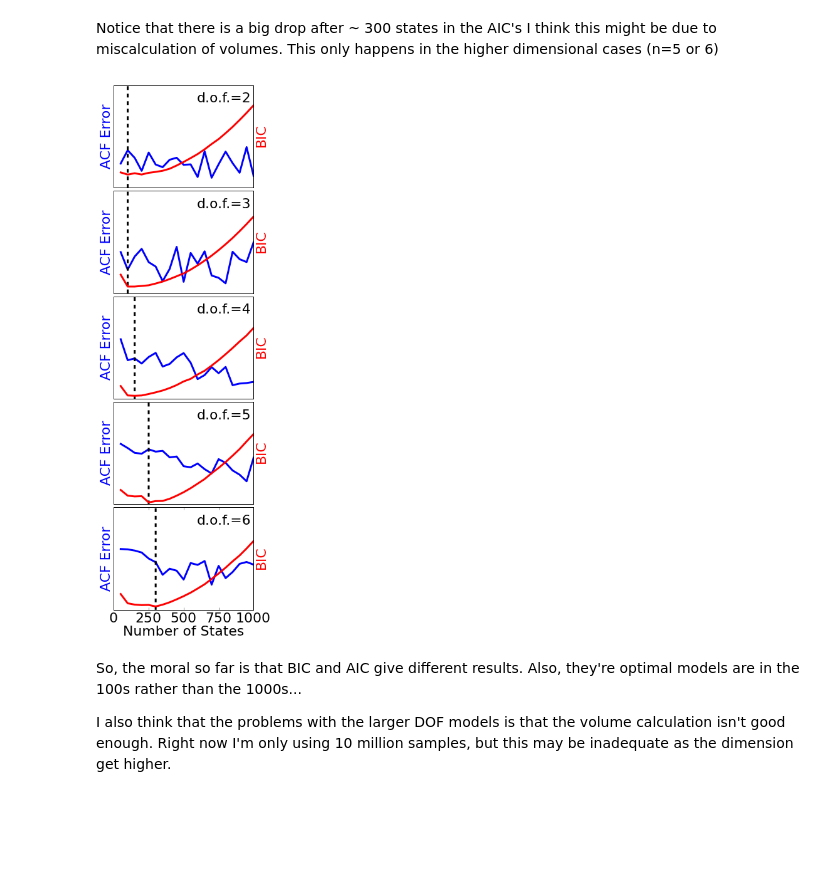
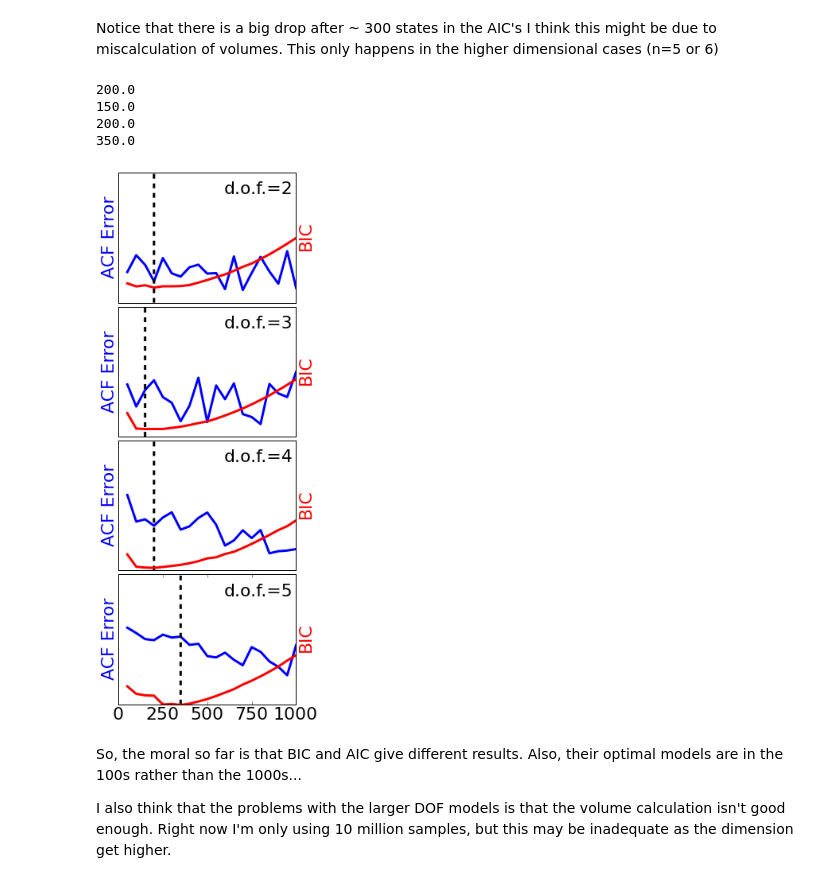
Before and after one commit to rmcgibbo/opt-k, a Jupyter notebook: fip35/ww_comps.ipynb, the cells around one changed output. Cells and saved outputs as stored; diff of their text form; code cells hidden in the pictures; blank space fills up the shorter version.

```diff
--- a/fip35/ww_comps.ipynb
+++ b/fip35/ww_comps.ipynb
@@ -1,14 +1,14 @@
 # %%
 matplotlib.rcParams['font.size'] = 22
 # %%
-num_samp = 1E6 # number of frames in WW domain data... Not obvious if this is the right number.
+num_samp = 4E3 # number of frames in WW domain data... Not obvious if this is the right number.
 
-likes = [ np.load('likes_n%d.npy' % i) for i in range(2,7) ]
+likes = [ np.load('likes100M_n%d.npy' % i) for i in range(2,6) ]
 ks = np.array([ l[:,0] for l in likes ])
 likes = np.array([ l[:,1] for l in likes ])
 aics = - 2 * likes + 2 * ks ** 2
-bics = - 2 * likes + np.log(num_samp) * ks ** 2
-ns = range(2,7)
+bics = - 2 * likes + np.log(num_samp) * ks **2
+ns = range(2,6)
 # %%
 def plt(x,y,**kwargs):
     plot(x, y, **kwargs)
@@ -61,7 +61,7 @@ print Cs_n.min(), Cs_n.max()
 0.0484058927448 0.296904238875
 # %%
 figure(figsize=(4,15))
-for i in range(5):
+for i in range(len(ns)):
     subplot(511 + i)
     plt(ks[i][1:], Cs_n[i], lw=3, label='n=%d' %(i+2))
     ylabel('ACF Error', color='blue')
@@ -82,6 +82,7 @@ for i in range(5):
 
 
     bom = ks[i][np.argmin(aics[i])]
+    print bom
     y0, y1 = ylim()
     vlines(bom, y0, y1 , color='black', linestyle='dashed', lw=3)
     xlim(0,1000)
@@ -98,40 +103,45 @@ subplots_adjust(hspace=0.03)
 Notice that there is a big drop after ~ 300 states in the AIC's I think this might be due to miscalculation of volumes. This only happens in the higher dimensional cases (n=5 or 6)
 # %%
 figure(figsize=(4,15))
-for i in range(5):
+for i in range(len(ns)):
     subplot(511 + i)
     plt(ks[i][1:], Cs_n[i], lw=3, label='n=%d' %(i+2))
     ylabel('ACF Error', color='blue')
     yticks([])
     ylim(0,0.5)
     xticks([])
     xlim(0,1000)
     if i == 4:
         xlabel('Number of States')
     text(600, 0.415, 'd.o.f.=%d' % ns[i])
 
     twinx()
     plt(ks[i][1:], bics[i][1:], label='n=%d' % ns[i], lw=3, color='red')
     xticks([])
     yticks([])
     ylim(-0.8E7, 1E7)
 
     bom = ks[i][np.argmin(bics[i])]
+    print bom
     y0, y1 = ylim()
     vlines(bom, y0, y1 , color='black', linestyle='dashed', lw=3)
     xlim(0,1000)
     ylabel('BIC', color='red')
 
 #xticks(np.arange(0, 1250, 500))
 #yticks([0,0.25,0.5,0.75,1])
-#ylabel('Correlation Coefficient')
+#ylabel('Correllation Coefficient')
 #legend(loc=4, prop={'size' : 16})
 xticks(np.arange(0, 1250, 250))
 
 subplots_adjust(hspace=0.03)
 # %% [output]
+200.0
+150.0
+200.0
+350.0
-[figure, old version]
+[figure, new version]
 # %% [markdown]
-So, the moral so far is that BIC and AIC give different results. Also, they're optimal models are in the 100s rather than the 1000s...
+So, the moral so far is that BIC and AIC give different results. Also, their optimal models are in the 100s rather than the 1000s...
 
 I also think that the problems with the larger DOF models is that the volume calculation isn't good enough. Right now I'm only using 10 million samples, but this may be inadequate as the dimension get higher.
```
Also changed, not shown: parts of 3 cells of this notebook, 5 other files.
